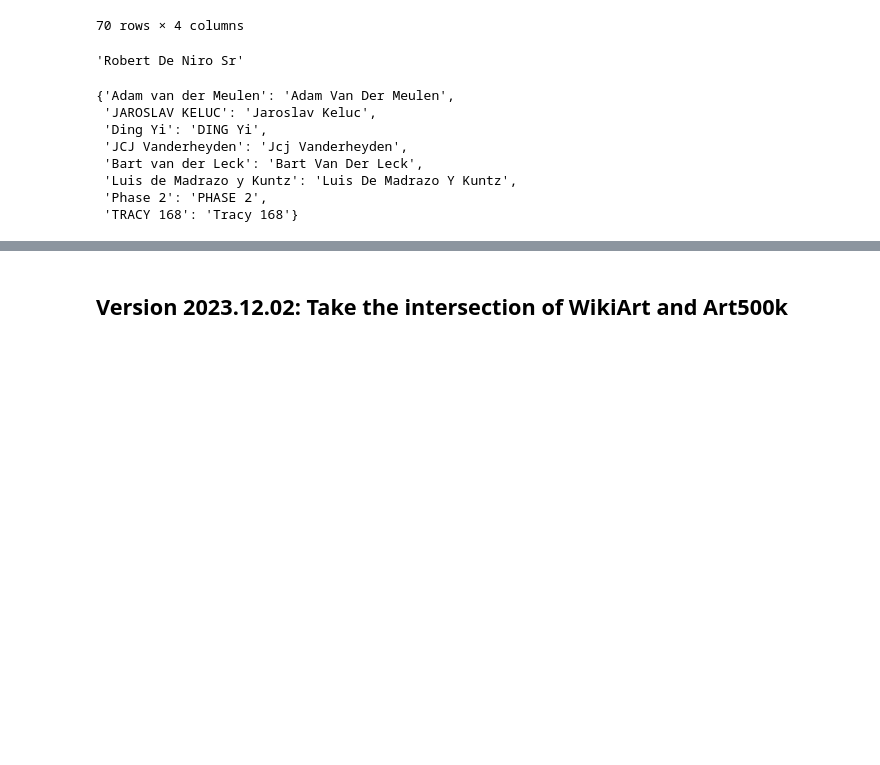
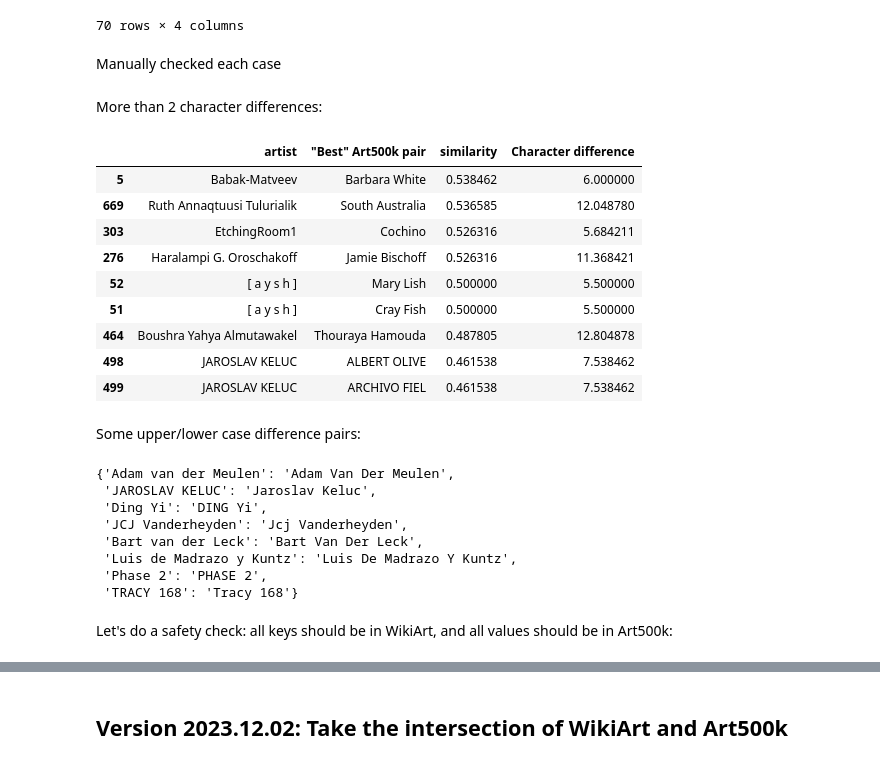
Before and after one commit to me9hanics/PainterPalette, a Jupyter notebook: datasets_notebook.ipynb, the cells around one changed output, grey strips where cells are left out. Saved outputs shown, nothing was run; the diff lists cells and outputs as text; code cells hidden in the pictures; blank space fills up the shorter version.

```diff
--- a/datasets_notebook.ipynb
+++ b/datasets_notebook.ipynb
@@ -261,6 +262,8 @@ drop_sims[(drop_sims['Character difference'] > 1.01) & (drop_sims['Character dif
 | 456 | Alan Lee | Sean Lee | 0.750000 | 2.000000 |
 | 569 | Ding Yi | Hung Yi | 0.714286 | 2.000000 |
 70 rows × 4 columns
+# %% [markdown]
+Manually checked each case
 # %%
 subset = drop_sims[(drop_sims['Character difference'] > 1.01) & (drop_sims['Character difference'] <2.01) ].sort_values(by=['similarity'], ascending=False)[0:30]
 for index, row in subset.iterrows():
@@ -272,6 +277,17 @@ painter_name_pairs_dict.update({"Chang Dai-chien": "Chang Dai Chien", "Félix De
 del painter_name_pairs_dict['Jacob Collins']
 del painter_name_pairs_dict['Michael Bell']
-# %%
-painter_name_pairs_dict["Robert De Niro, Sr."]
-# %% [output]
-'Robert De Niro Sr'
+# %% [markdown]
+More than 2 character differences:
+# %%
+drop_sims[(drop_sims['Character difference'] > 2.01)].sort_values(by=['similarity'], ascending=False)[630:660]
+# %% [output]
+|  | artist | "Best" Art500k pair | similarity | Character difference |
+| 5 | Babak-Matveev | Barbara White | 0.538462 | 6.000000 |
+| 669 | Ruth Annaqtuusi Tulurialik | South Australia | 0.536585 | 12.048780 |
+| 303 | EtchingRoom1 | Cochino | 0.526316 | 5.684211 |
+| 276 | Haralampi G. Oroschakoff | Jamie Bischoff | 0.526316 | 11.368421 |
+| 52 | [ a y s h ] | Mary Lish | 0.500000 | 5.500000 |
+| 51 | [ a y s h ] | Cray Fish | 0.500000 | 5.500000 |
+| 464 | Boushra Yahya Almutawakel | Thouraya Hamouda | 0.487805 | 12.804878 |
+| 498 | JAROSLAV KELUC | ALBERT OLIVE | 0.461538 | 7.538462 |
+| 499 | JAROSLAV KELUC | ARCHIVO FIEL | 0.461538 | 7.538462 |
@@ -278,3 +299,5 @@ painter_name_pairs_dict["Robert De Niro, Sr."]
+# %% [markdown]
+Some upper/lower case difference pairs:
 # %%
 painter_lowercase_pairs = {}
 for index, row in drop_sims.iterrows():
@@ -294,3 +317,5 @@ painter_lowercase_pairs
  'Luis de Madrazo y Kuntz': 'Luis De Madrazo Y Kuntz',
  'Phase 2': 'PHASE 2',
  'TRACY 168': 'Tracy 168'}
+# %% [markdown]
+Let's do a safety check: all keys should be in WikiArt, and all values should be in Art500k:
```
Also changed, not shown: parts of 13 cells of this notebook.
